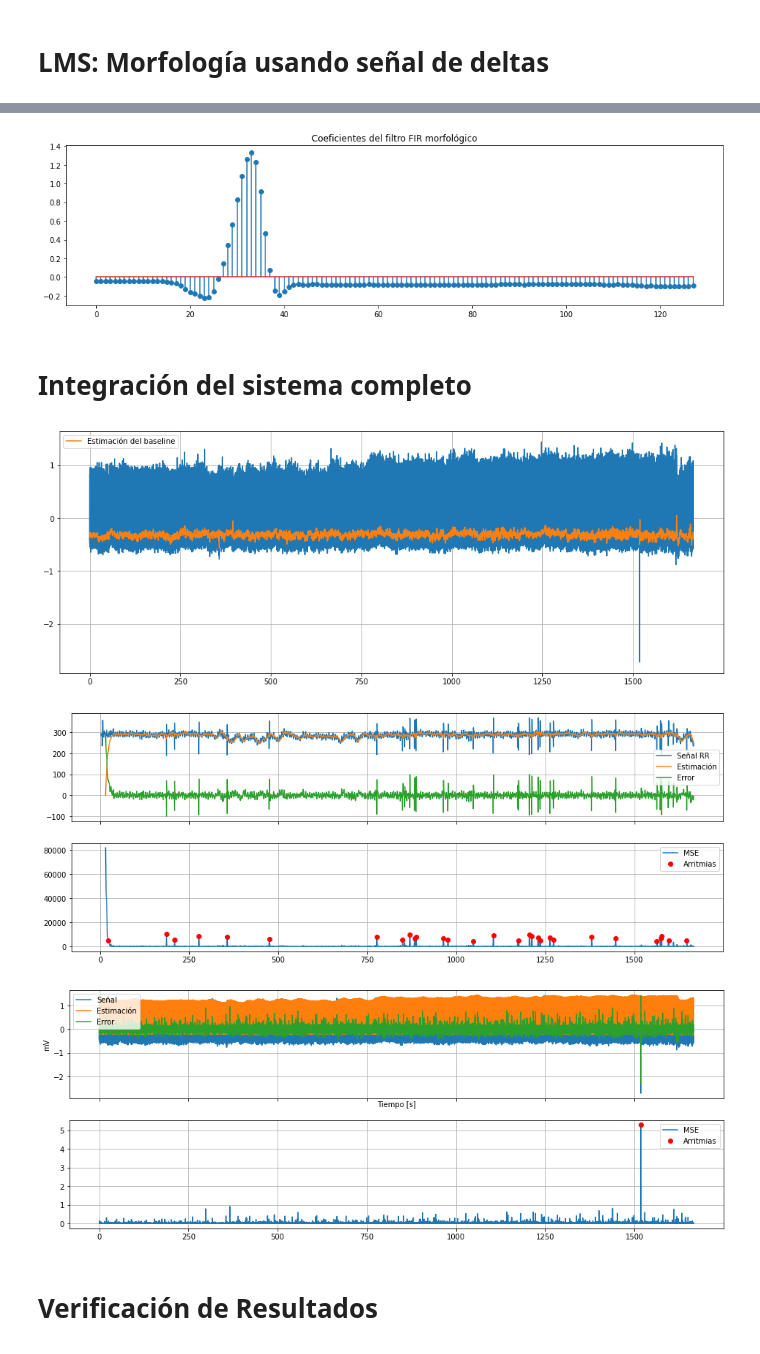
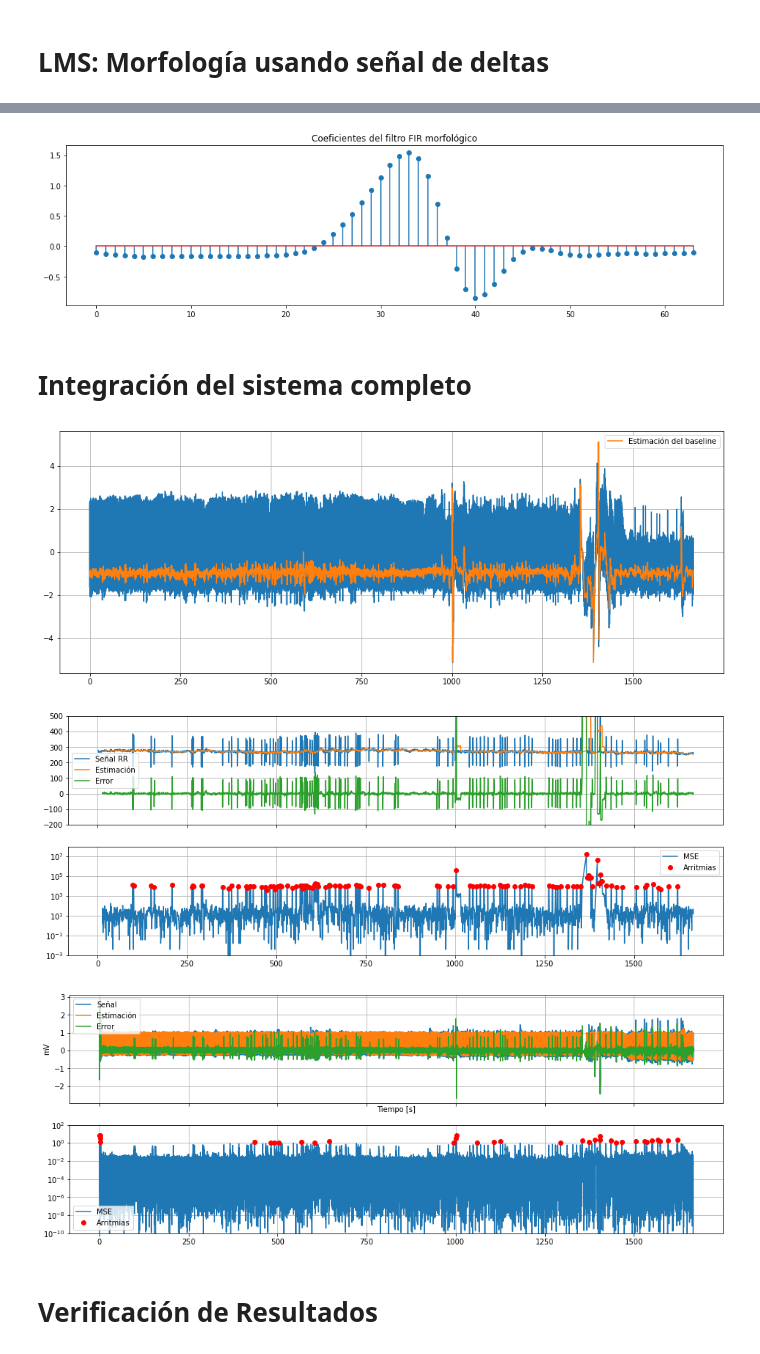
Before and after one commit to mbergerman/Procesamiento-Adaptativo, a Jupyter notebook: Proyecto 1/PASA_P1_G2.ipynb, the cells around one changed output, grey strips where cells are left out. Cells and saved outputs as stored; diff of their text form; code cells hidden in the pictures.

```diff
--- a/Proyecto 1/PASA_P1_G2.ipynb
+++ b/Proyecto 1/PASA_P1_G2.ipynb
@@ -64,8 +64,8 @@ class real_time_peak_detector():
 # %%
 N = 600000
 
-record, record_data = wfdb.rdsamp('mit-bih-arrhythmia-database-1.0.0/100', sampto=N)
-annotation = wfdb.rdann('mit-bih-arrhythmia-database-1.0.0/100', 'atr', sampto=N)
+record, record_data = wfdb.rdsamp('mit-bih-arrhythmia-database-1.0.0/116', sampto=N)
+annotation = wfdb.rdann('mit-bih-arrhythmia-database-1.0.0/116', 'atr', sampto=N)
 
 fs = record_data['fs']
 channel1 = record[:,0].reshape((N, 1))
@@ -76,8 +76,7 @@ plt.plot(time, channel1)
 plt.xlabel('Tiempo [s]')
 plt.ylabel(record_data['units'][0])
 plt.xlim(0, 5)
-plt.ylim(-2, 2.5)
-plt.title('ECG paciente 100: Canal 1')
+plt.title('ECG: Canal 1')
 plt.grid()
 plt.show()
 # %% [output]
@@ -152,22 +154,19 @@ plt.show()
 # %%
-# LMS
+# FIR
 M = 16
-w = np.zeros((M, 1))    # el vector queda en el orden inverso al tradicional
+w = np.ones((M, 1)) / M
 e = []
 yhat = []
-mu = 1e-7
 
-offset = 0
-
-peak_width = 30
-peak_detector = real_time_peak_detector(channel1_a[ : peak_width], peak_width, 0.7)
+peak_width = 128
+peak_detector = real_time_peak_detector(norm_signal[ : peak_width], peak_width, 0.5)
 
 peaks = np.array([])
 RR = np.array([])
 time_indexes = np.array([])
 
 for i in range(peak_width, N):
-    if peak_detector.set_new_value(channel1_a[i]):
+    if peak_detector.set_new_value(norm_signal[i]):
         peaks = np.append(peaks, i - peak_width + 1)
         if len(peaks)>1:
             RR = np.append(RR, peaks[-1] - peaks[-2])
@@ -176,10 +175,8 @@ for i in range(peak_width, N):
             if len(RR) > M:
                 x = RR[-M-1 : -1].reshape((M, 1))
                 y = RR[-1]
-
-                yhat.append( (w.T @ x).item(0) )
-                e.append( y - yhat[-1] )
-                w = np.add(w, mu * e[-1] * x)
+                yhat.append(np.dot(w.T, x).item(0))    # Ecuación de filtrado
+                e.append(y - yhat[-1])
 
 peaks, _ = signal.find_peaks(e, height=40)
 
@@ -188,6 +185,9 @@ plt.plot(time_indexes, RR, label = 'Señal RR')
 plt.plot(time_indexes[M:], yhat, label = 'Estimación')
 plt.plot(time_indexes[M:], e, label = 'Error')
 plt.plot([time_indexes[p+M] for p in peaks], [e[p] for p in peaks], 'ro', label = 'Arritmias')
+plt.ylim(-200, 400)
+plt.ylabel('Cantidad de muestras entre picos')
+plt.xlabel('Tiempo [s]')
 plt.grid()
 plt.legend()
 plt.show()
@@ -196,15 +196,15 @@ plt.show()
 # %% [markdown]
 # LMS: Morfología usando señal de deltas
 # %%
-M = 128
+M = 64
 w = np.zeros((M, 1))    # el vector queda en el orden inverso al tradicional
 e = np.zeros(N)
 yhat = np.zeros(N)
 x = np.zeros((M, 1))
 mu = 1e-1
 
-peak_width = 32
-peak_detector = real_time_peak_detector(channel1_a[ : peak_width], peak_width, threshold=0.7)
+peak_width = 128
+peak_detector = real_time_peak_detector(channel1_a[ : peak_width], peak_width, threshold=0.5)
 
 delay = peak_width + 32     # +32 para darle un poco de margen de seguridad
 
@@ -244,7 +244,7 @@ file.close()
 plt.title('Coeficientes del filtro FIR morfológico')
 plt.show()
 # %% [output]
-[figure, old version]
+[figure, new version]
 # %% [markdown]
 # Integración del sistema completo
 # %%
@@ -327,7 +335,7 @@ for i in range(M_wander, N):
 MSE_rr = np.array(e_rr)**2
 MSE_morph = np.array(e_morph)**2
 
-peaks_rr, _ = signal.find_peaks(MSE_rr, height=4000)
+peaks_rr, _ = signal.find_peaks(MSE_rr, height=2000)
 peaks_morph, _ = signal.find_peaks(MSE_morph, height=1, distance=180)
 
 plt.figure(figsize=(16, 6))
@@ -335,37 +343,42 @@ plt.plot(time, channel1)
 plt.plot(time, yhat_wander, label = 'Estimación del baseline')
 plt.grid()
 plt.legend()
 plt.show()
 
 fig, (ax1, ax2) = plt.subplots(2, 1, figsize=(16, 6), sharex=True)
 ax1.plot(RR_time_indexes, RR, label = 'Señal RR')
 ax1.plot(RR_time_indexes[M_rr:], yhat_rr, label = 'Estimación')
 ax1.plot(RR_time_indexes[M_rr:], e_rr, label = 'Error')
+ax1.set_ylim(-200, 500)
 ax1.grid()
 ax1.legend()
 ax2.plot(RR_time_indexes[M_rr:], MSE_rr, label = 'MSE')
 ax2.plot([RR_time_indexes[p+M_rr] for p in peaks_rr], [MSE_rr[p] for p in peaks_rr], 'ro', label = 'Arritmias')
+ax2.set_yscale('log')
+ax2.set_ylim(1e-3, 1e8)
 ax2.grid()
 ax2.legend()
 plt.show()
 
 fig, (ax1, ax2) = plt.subplots(2, 1, figsize=(16, 6), sharex=True)
-ax1.plot(time, channel1, label = 'Señal')
+ax1.plot(time[:len(norm_signal)], norm_signal, label = 'Señal')
 ax1.plot(time, yhat_morph, label = 'Estimación')
 ax1.plot(time, e_morph, label = 'Error')
 ax1.set_xlabel('Tiempo [s]')
 ax1.set_ylabel(record_data['units'][0])
 ax1.grid()
 ax1.legend(loc='upper left')
 ax2.plot(time, MSE_morph, label = 'MSE')
 ax2.plot([time[p] for p in peaks_morph], [MSE_morph[p] for p in peaks_morph], 'ro', label = 'Arritmias')
+ax2.set_yscale('log')
+ax2.set_ylim(1e-10, 1e2)
 ax2.grid()
 ax2.legend()
 plt.show()
 # %% [output]
-[figure, old version]
+[figure, new version]
-[figure, old version]
+[figure, new version]
-[figure, old version]
+[figure, new version]
 # %% [markdown]
 # Verificación de Resultados
 # %%
```
Also changed, not shown: parts of 11 cells of this notebook, 6 other files.
